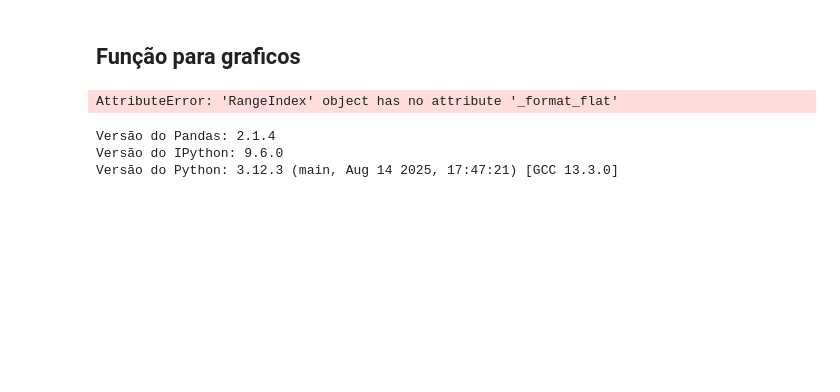
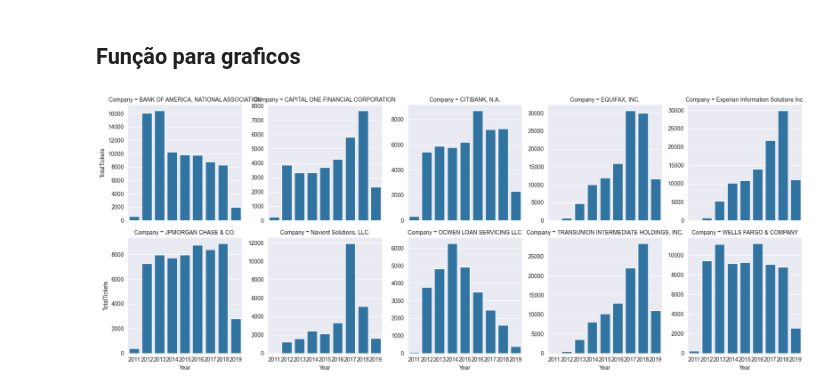
Before and after one commit to iNineBD/VisionData-6Sem2025ML, a Jupyter notebook: src/services/predict_company/analyse_company.ipynb, the cells around one changed output. Drawn from its saved outputs; the diff is of its cells as text; code cells hidden in the pictures; blank space fills up the shorter version.

Commit message:
API-80 feat: add prediction algorithm for company recidivism

```diff
--- a/src/services/predict_company/analyse_company.ipynb
+++ b/src/services/predict_company/analyse_company.ipynb
@@ -13,2 +78,8 @@ sys.path.insert(0, project_root)
 # %%
-from src.utils.extract_data import get_data
+top_n = 10
+top_companies = (company_time.groupby('Company', as_index=False)
+                           .agg(Total=('TotalTickets', 'sum'))
+                           .nlargest(top_n, 'Total')['Company'])
+print(top_companies)
+qtd_entry_year = df.groupby('Year').size().reset_index(name='TotalTickets')
+print(qtd_entry_year)
@@ -14,0 +105,4 @@ from src.utils.extract_data import get_data
+# %%
+plot_df = company_time[company_time['Company'].isin(top_companies)].copy()
+plot_df['Year'] = plot_df['Year'].astype(int)
+print(plot_df)
@@ -26,19 +164,10 @@ def plot_bar_chart(data, x, y, title, xlabel, ylabel):
     plt.tight_layout()
     plt.show()
 # %%
-qtd_entry_year = get_data("../../sql/agg_entry_year_company.sql")
-qtd_entry_year
+plot_bar_chart = sns.catplot(
+    data=plot_df, kind='bar',
+    x='Year', y='TotalTickets', col='Company',
+    col_wrap=5, sharey=False, height=3.5
+)
 # %% [output]
-AttributeError: 'RangeIndex' object has no attribute '_format_flat'
+[figure, added]
-# %%
-import pandas as pd
-import IPython
-import sys
-
-print(f"Versão do Pandas: {pd.__version__}")
-print(f"Versão do IPython: {IPython.__version__}")
-print(f"Versão do Python: {sys.version}")
-# %% [output]
-Versão do Pandas: 2.1.4
-Versão do IPython: 9.6.0
-Versão do Python: 3.12.3 (main, Aug 14 2025, 17:47:21) [GCC 13.3.0]
```
Also changed, not shown: parts of 23 cells of this notebook, 1 other file.
